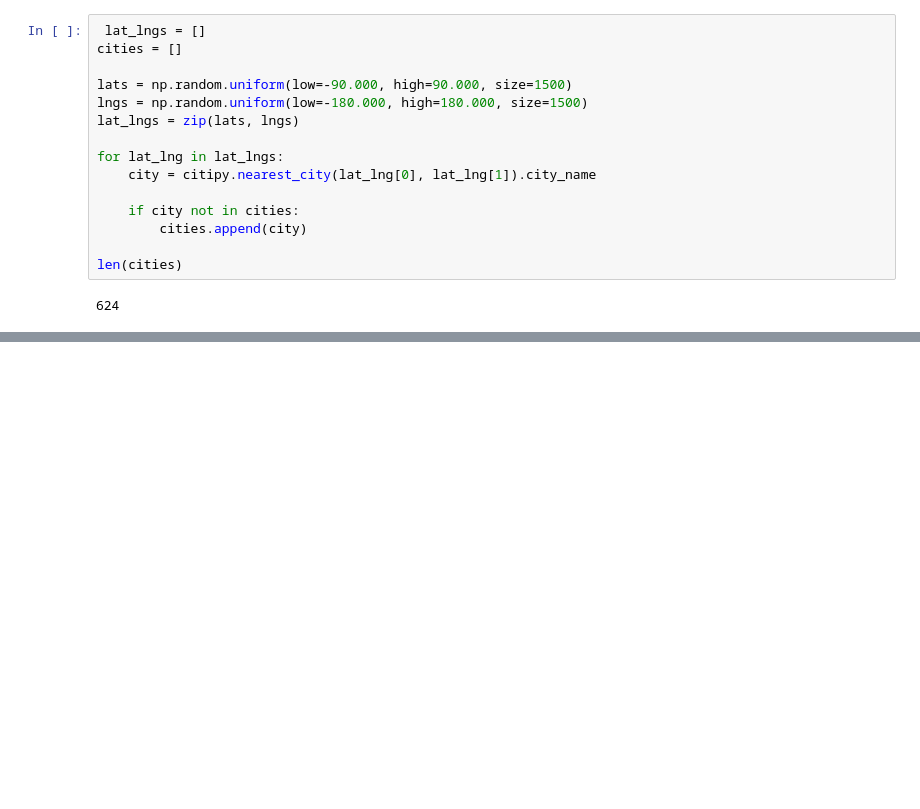
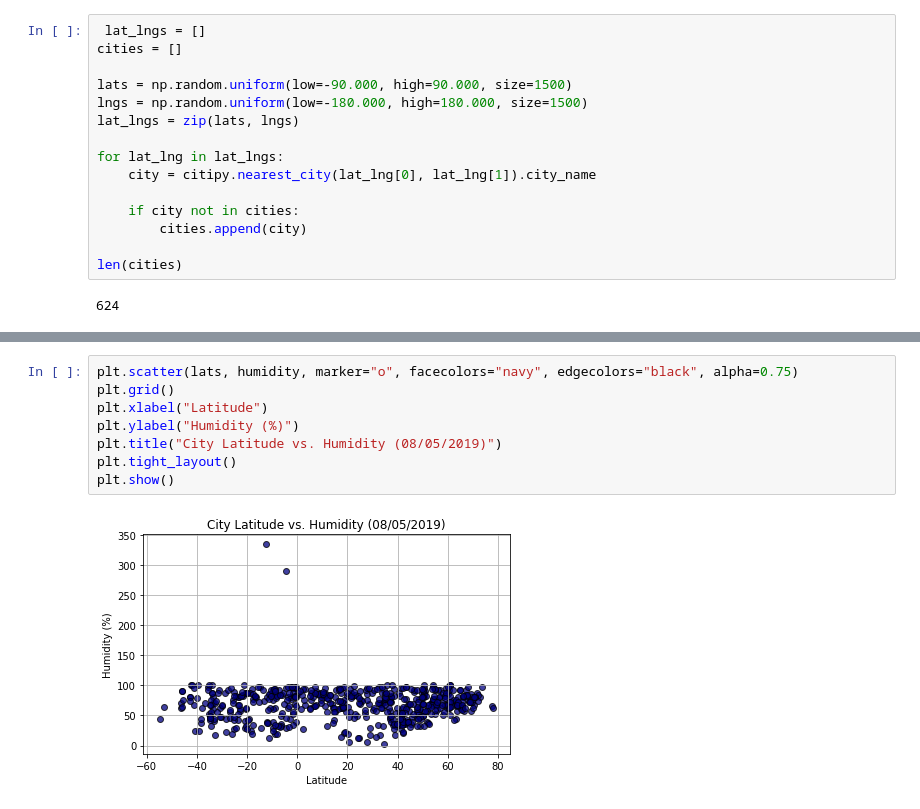
Before and after one commit to aphimma3/API-, a Jupyter notebook: WeatherPy_Homework.ipynb, the cells around one changed output, grey strips where cells are left out. Drawn from its saved outputs; the diff is of its cells as text; blank space fills up the shorter version.

```diff
--- a/WeatherPy_Homework.ipynb
+++ b/WeatherPy_Homework.ipynb
@@ -115 +150,11 @@ dtype: int64
+# %%
+plt.scatter(lats, humidity, marker="o", facecolors="navy", edgecolors="black", alpha=0.75)
+plt.grid()
+plt.xlabel("Latitude")
+plt.ylabel("Humidity (%)")
+plt.title("City Latitude vs. Humidity (08/05/2019)")
+plt.tight_layout()
+plt.show()
+# %% [output]
+[figure, added]
 # %%
```
Also changed, not shown: parts of 9 cells of this notebook.
